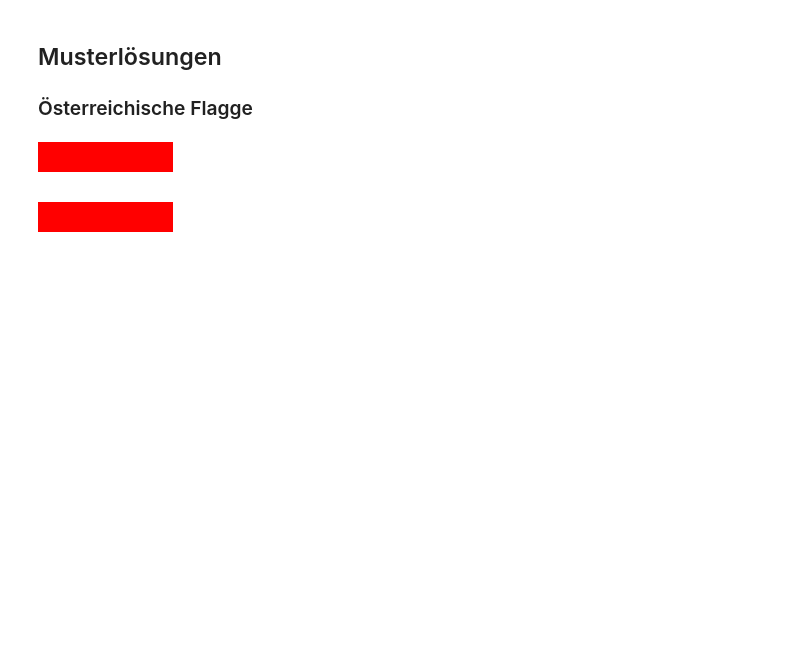
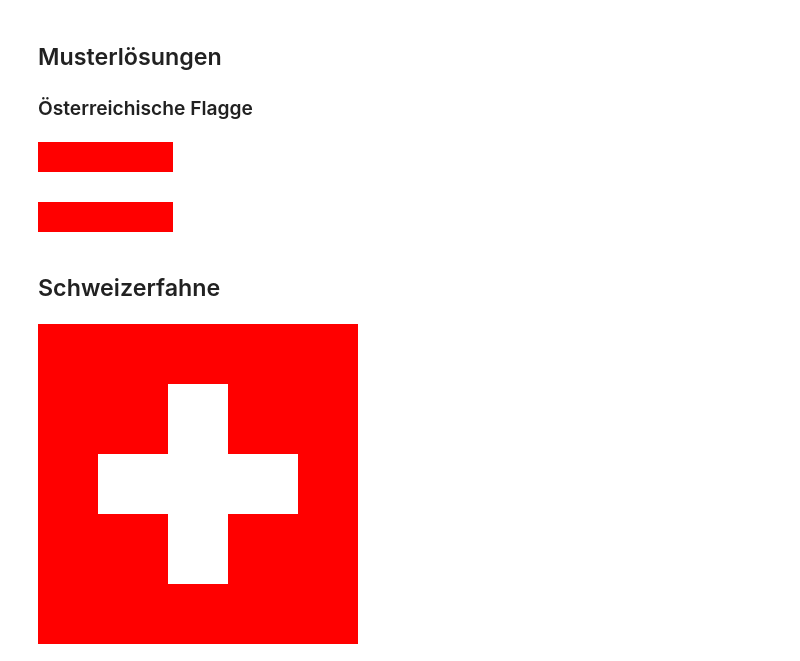
Before and after one commit to SkriptenMk/I_bW_26-30, a Jupyter notebook: notebooks/260901_fahne_I/260901_fahne_I.ipynb, the cells around one changed output. Cells and saved outputs as stored; diff of their text form; code cells hidden in the pictures; blank space fills up the shorter version.

Commit message:
feat: Implementiere Musterlösung zur Schweizerfahne

```diff
--- a/notebooks/260901_fahne_I/260901_fahne_I.ipynb
+++ b/notebooks/260901_fahne_I/260901_fahne_I.ipynb
@@ -176,3 +176,17 @@ oesterreich = ueber(zwei_drittel, roter_streifen)
 zeige_grafik(oesterreich)
 # %% [output]
 [figure]
+# %% [markdown]
+## Schweizerfahne
+# %%
+hintergrund = rechteck(320, 320, rot)
+weisser_balken_horizontal = rechteck(200, 60, weiss)
+weisser_balken_vertikal = drehe(90, weisser_balken_horizontal)
+
+kreuz = ueberlagere(weisser_balken_horizontal, weisser_balken_vertikal)
+
+schweizerfahne = ueberlagere(kreuz, hintergrund)
+
+zeige_grafik(schweizerfahne)
+# %% [output]
+[figure, added]
```
